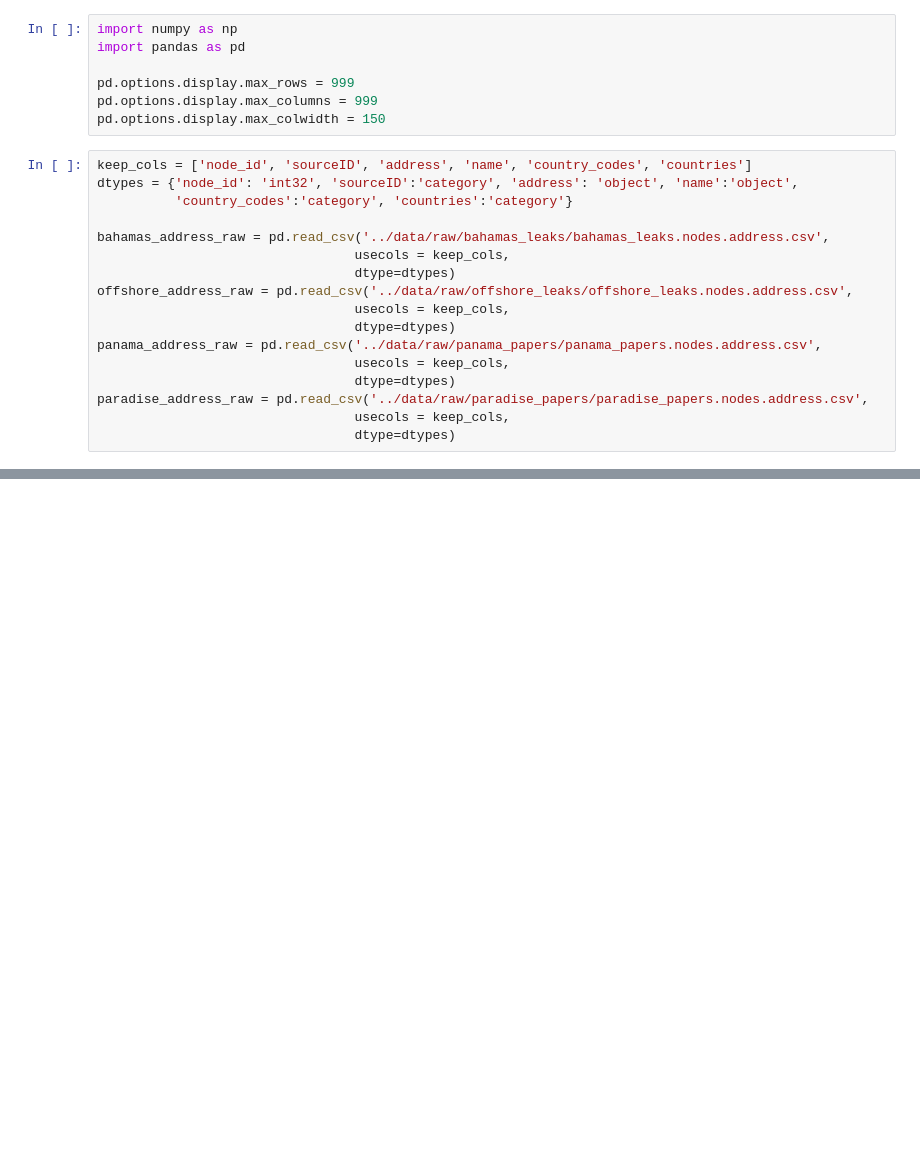
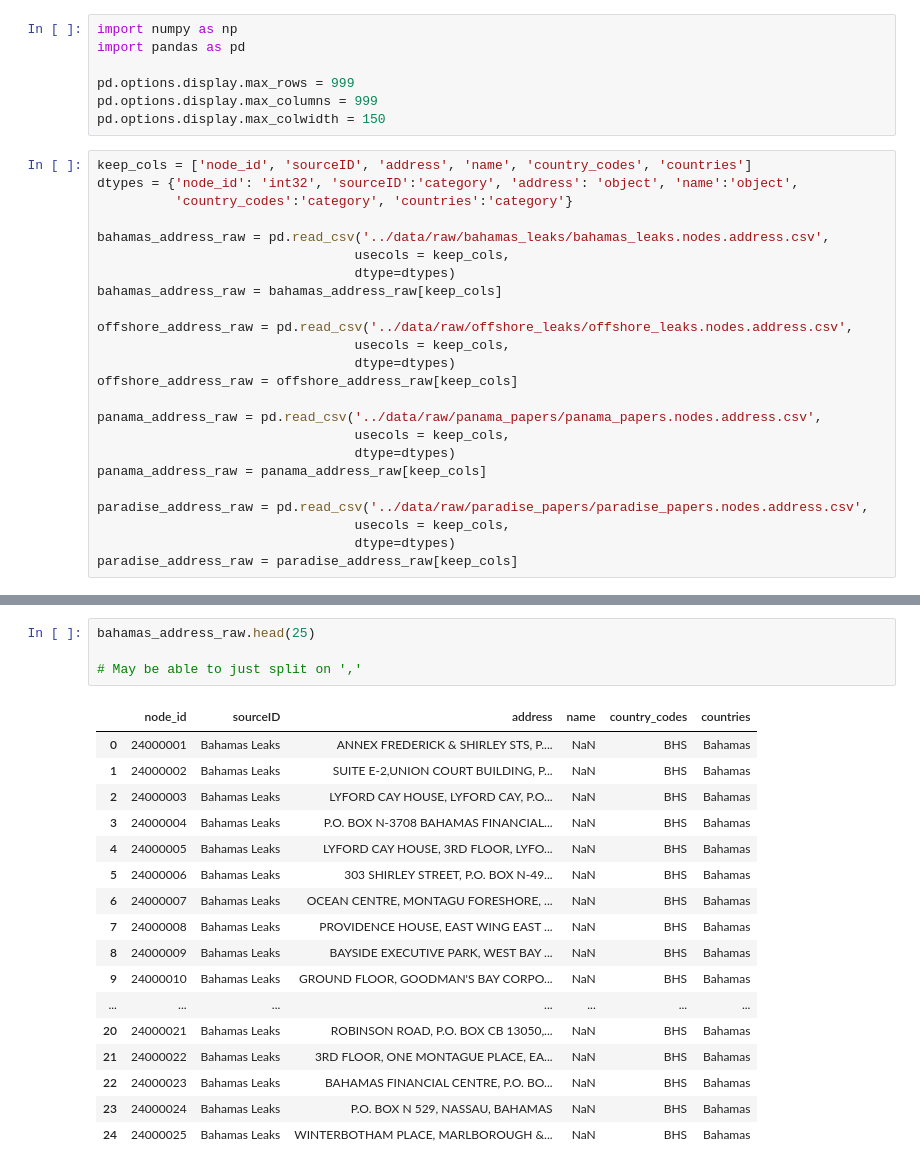
Before and after one commit to julielinx/icij_investigation, a Jupyter notebook: notebooks/09_address_preprocessing.ipynb, the cells around one changed output, grey strips where cells are left out. Saved outputs shown, nothing was run; the diff lists cells and outputs as text; blank space fills up the shorter version.

```diff
--- a/notebooks/09_address_preprocessing.ipynb
+++ b/notebooks/09_address_preprocessing.ipynb
@@ -13,15 +13,22 @@ dtypes = {'node_id': 'int32', 'sourceID':'category', 'address': 'object', 'name'
 bahamas_address_raw = pd.read_csv('../data/raw/bahamas_leaks/bahamas_leaks.nodes.address.csv',
                                  usecols = keep_cols,
                                  dtype=dtypes)
+bahamas_address_raw = bahamas_address_raw[keep_cols]
+
 offshore_address_raw = pd.read_csv('../data/raw/offshore_leaks/offshore_leaks.nodes.address.csv',
                                  usecols = keep_cols,
                                  dtype=dtypes)
+offshore_address_raw = offshore_address_raw[keep_cols]
+
 panama_address_raw = pd.read_csv('../data/raw/panama_papers/panama_papers.nodes.address.csv',
                                  usecols = keep_cols,
                                  dtype=dtypes)
+panama_address_raw = panama_address_raw[keep_cols]
+
 paradise_address_raw = pd.read_csv('../data/raw/paradise_papers/paradise_papers.nodes.address.csv',
                                  usecols = keep_cols,
                                  dtype=dtypes)
+paradise_address_raw = paradise_address_raw[keep_cols]
 # %% [markdown]
 ### To Do
 
@@ -35,0 +46,22 @@ paradise_address_raw = pd.read_csv('../data/raw/paradise_papers/paradise_papers.
+# %%
+bahamas_address_raw.head(25)
+
+# May be able to just split on ','
+# %% [output]
+|  | node_id | sourceID | address | name | country_codes | countries |
+| 0 | 24000001 | Bahamas Leaks | ANNEX FREDERICK & SHIRLEY STS, P.... | NaN | BHS | Bahamas |
+| 1 | 24000002 | Bahamas Leaks | SUITE E-2,UNION COURT BUILDING, P... | NaN | BHS | Bahamas |
+| 2 | 24000003 | Bahamas Leaks | LYFORD CAY HOUSE, LYFORD CAY, P.O... | NaN | BHS | Bahamas |
+| 3 | 24000004 | Bahamas Leaks | P.O. BOX N-3708 BAHAMAS FINANCIAL... | NaN | BHS | Bahamas |
+| 4 | 24000005 | Bahamas Leaks | LYFORD CAY HOUSE, 3RD FLOOR, LYFO... | NaN | BHS | Bahamas |
+| 5 | 24000006 | Bahamas Leaks | 303 SHIRLEY STREET, P.O. BOX N-49... | NaN | BHS | Bahamas |
+| 6 | 24000007 | Bahamas Leaks | OCEAN CENTRE, MONTAGU FORESHORE, ... | NaN | BHS | Bahamas |
+| 7 | 24000008 | Bahamas Leaks | PROVIDENCE HOUSE, EAST WING EAST ... | NaN | BHS | Bahamas |
+| 8 | 24000009 | Bahamas Leaks | BAYSIDE EXECUTIVE PARK, WEST BAY ... | NaN | BHS | Bahamas |
+| 9 | 24000010 | Bahamas Leaks | GROUND FLOOR, GOODMAN'S BAY CORPO... | NaN | BHS | Bahamas |
+| ... | ... | ... | ... | ... | ... | ... |
+| 20 | 24000021 | Bahamas Leaks | ROBINSON ROAD, P.O. BOX CB 13050,... | NaN | BHS | Bahamas |
+| 21 | 24000022 | Bahamas Leaks | 3RD FLOOR, ONE MONTAGUE PLACE, EA... | NaN | BHS | Bahamas |
+| 22 | 24000023 | Bahamas Leaks | BAHAMAS FINANCIAL CENTRE, P.O. BO... | NaN | BHS | Bahamas |
+| 23 | 24000024 | Bahamas Leaks | P.O. BOX N 529, NASSAU, BAHAMAS | NaN | BHS | Bahamas |
+| 24 | 24000025 | Bahamas Leaks | WINTERBOTHAM PLACE, MARLBOROUGH &... | NaN | BHS | Bahamas |
```
Also changed, not shown: parts of 18 cells of this notebook, 8 other files.
